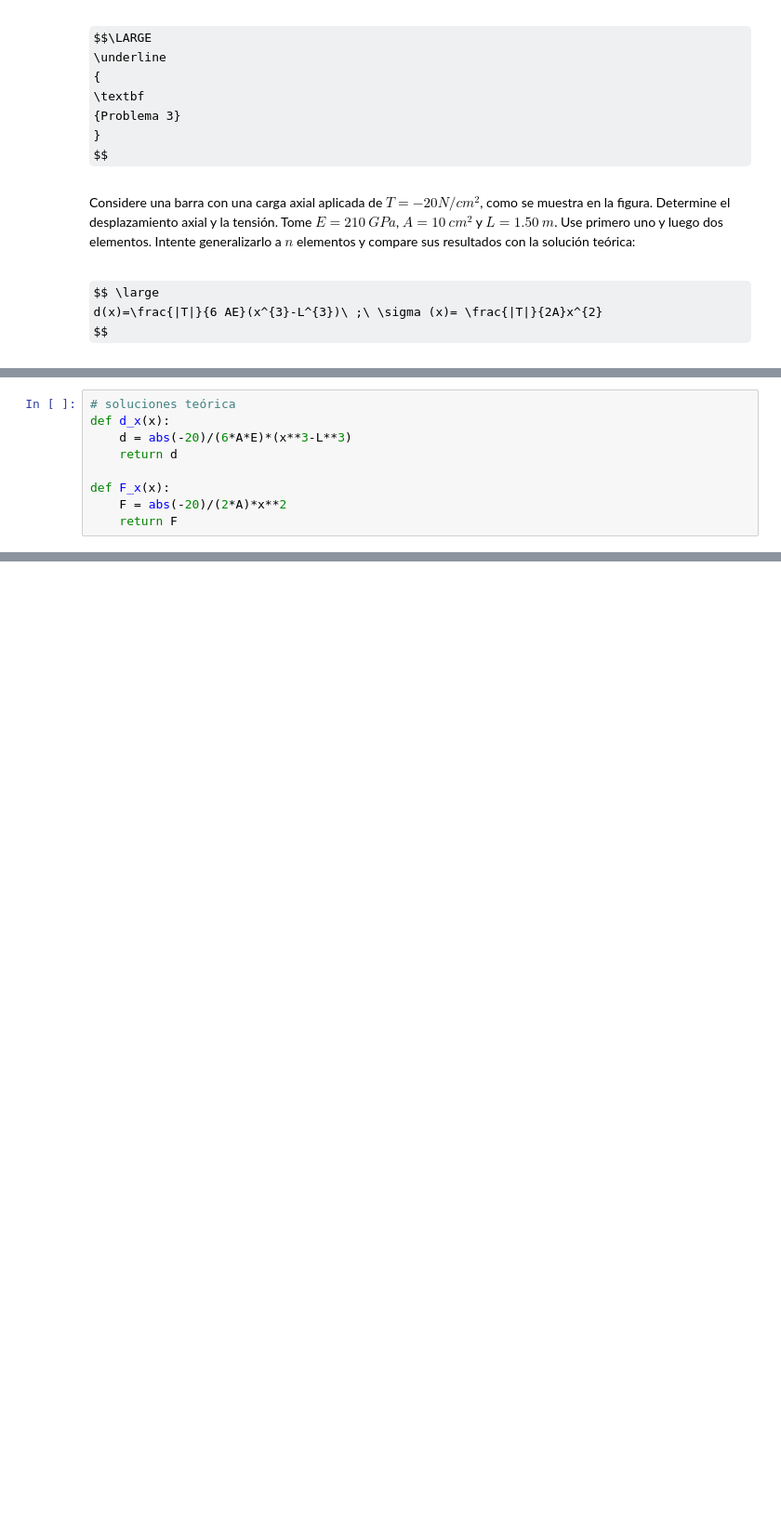
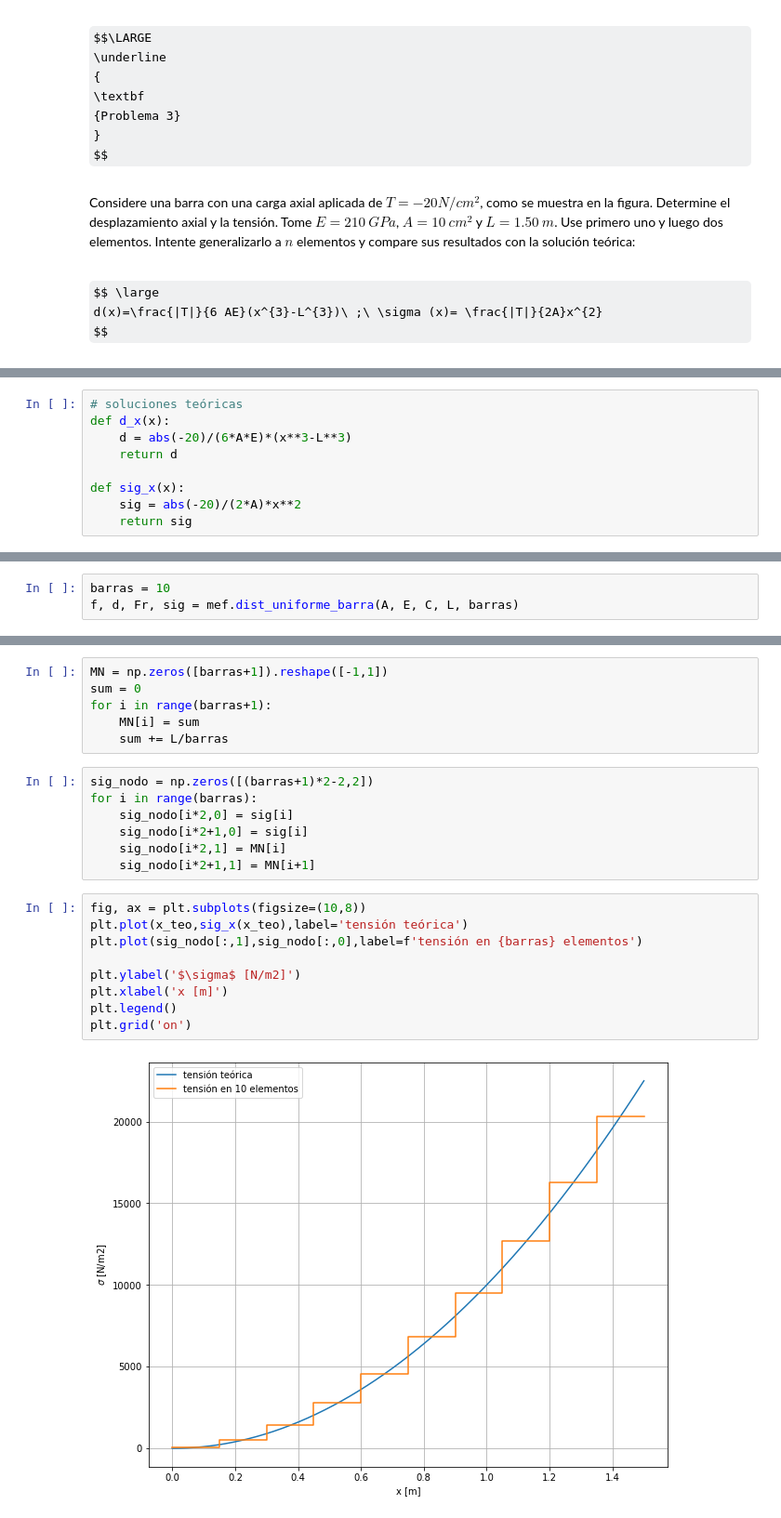
Before and after one commit to SolBortule/2022_Ingenieria, a Jupyter notebook: Consultas/Luciano/Guía 2/P3_G2.ipynb, the cells around one changed output, grey strips where cells are left out. Shown: that part at 93% size. Drawn from its saved outputs; the diff is of its cells as text; some formulas as TeX source; blank space fills up the shorter version.

```diff
--- a/Consultas/Luciano/Guía 2/P3_G2.ipynb
+++ b/Consultas/Luciano/Guía 2/P3_G2.ipynb
@@ -32,9 +29,9 @@ L = 150  # cm
 # %%
-# soluciones teórica
+# soluciones teóricas
 def d_x(x):
     d = abs(-20)/(6*A*E)*(x**3-L**3)
     return d
 
-def F_x(x):
-    F = abs(-20)/(2*A)*x**2
-    return F
+def sig_x(x):
+    sig = abs(-20)/(2*A)*x**2
+    return sig
@@ -84,0 +54,3 @@ plt.grid('on')
+# %%
+barras = 10
+f, d, Fr, sig = mef.dist_uniforme_barra(A, E, C, L, barras)
@@ -84,0 +61,24 @@ plt.grid('on')
+# %%
+MN = np.zeros([barras+1]).reshape([-1,1])
+sum = 0
+for i in range(barras+1):
+    MN[i] = sum
+    sum += L/barras
+# %%
+sig_nodo = np.zeros([(barras+1)*2-2,2])
+for i in range(barras):
+    sig_nodo[i*2,0] = sig[i]
+    sig_nodo[i*2+1,0] = sig[i]
+    sig_nodo[i*2,1] = MN[i]
+    sig_nodo[i*2+1,1] = MN[i+1]
+# %%
+fig, ax = plt.subplots(figsize=(10,8))
+plt.plot(x_teo,sig_x(x_teo),label='tensión teórica')
+plt.plot(sig_nodo[:,1],sig_nodo[:,0],label=f'tensión en {barras} elementos')
+
+plt.ylabel('$\sigma$ [N/m2]')
+plt.xlabel('x [m]')
+plt.legend()
+plt.grid('on')
+# %% [output]
+[figure, added]
```
Also changed, not shown: parts of 9 cells of this notebook, 4 other files.
